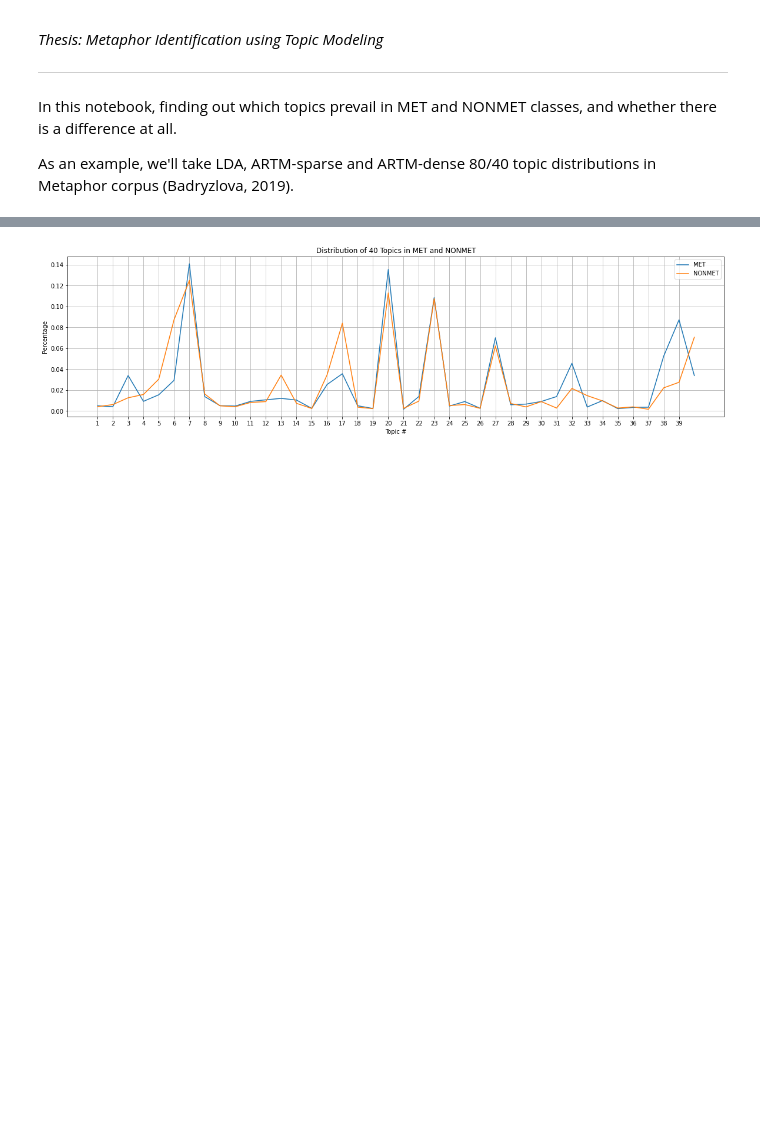
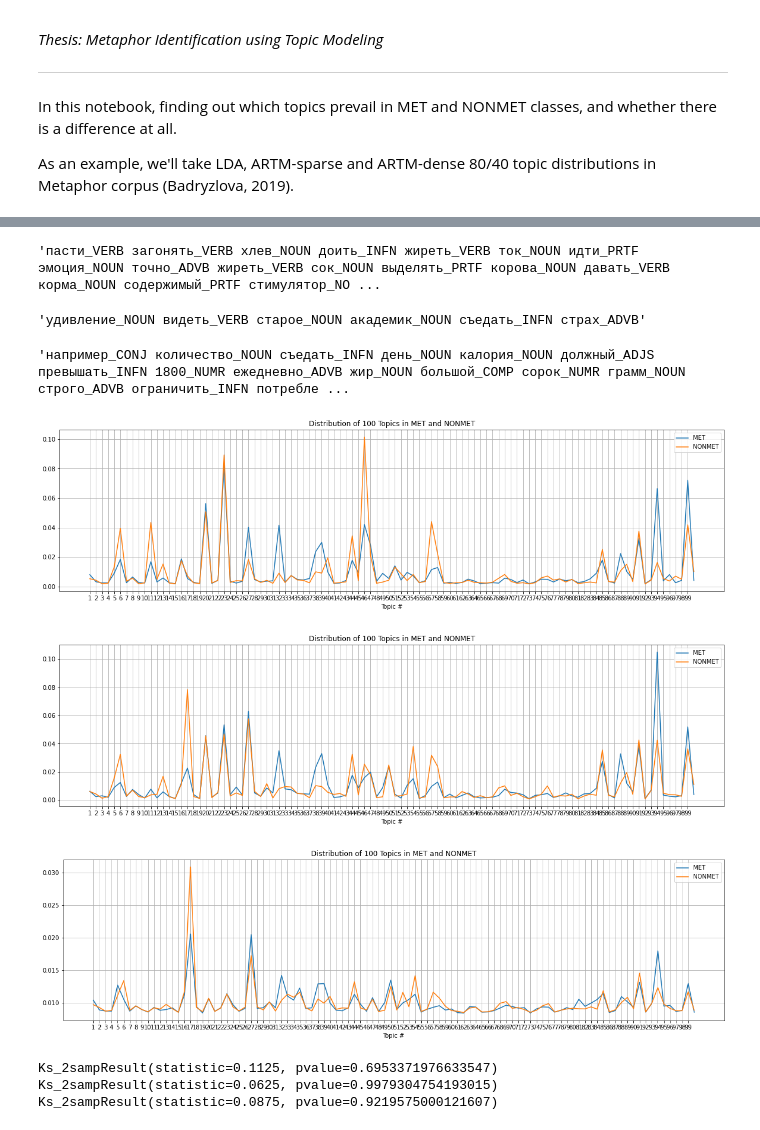
Before and after one commit to steysie/topic-modelling-metaphor, a Jupyter notebook: Notebooks and Scripts/[3] Theta Matrix Analysis.ipynb, the cells around one changed output, grey strips where cells are left out. Drawn from its saved outputs; the diff is of its cells as text; code cells hidden in the pictures; blank space fills up the shorter version.

Commit message:
updated theta matrix analysis notebook

```diff
--- a/Notebooks and Scripts/[3] Theta Matrix Analysis.ipynb
+++ b/Notebooks and Scripts/[3] Theta Matrix Analysis.ipynb
@@ -31,10 +38,0 @@ theta_df_1.head()
-# %%
-def get_topic_means(df):
-
-    theta_df_met = df[df['targets']==1]
-    theta_df_met_agg = theta_df_met.iloc[:,2:83].groupby(['targets'], as_index=False).agg(['mean']).values
-
-    theta_df_nonmet = df[df['targets']==0]
-    theta_df_nonmet_agg = theta_df_nonmet.iloc[:,2:83].groupby(['targets'], as_index=False).agg(['mean']).values
-
-    return theta_df_met_agg, theta_df_nonmet_agg
@@ -42,0 +39,4 @@ theta_df_met_agg, theta_df_nonmet_agg = get_topic_means(theta_df_2)
+# %%
+theta_df_1['sents'][300]
+# %% [output]
+'пасти_VERB загонять_VERB хлев_NOUN доить_INFN жиреть_VERB ток_NOUN идти_PRTF эмоция_NOUN точно_ADVB жиреть_VERB сок_NOUN выделять_PRTF корова_NOUN давать_VERB корма_NOUN содержимый_PRTF стимулятор_NO ...
@@ -42,0 +71,4 @@ theta_df_met_agg, theta_df_nonmet_agg = get_topic_means(theta_df_2)
+# %%
+theta_met_1, theta_nonmet_1 = get_topic_means(theta_df_1)
+theta_met_2, theta_nonmet_2 = get_topic_means(theta_df_2)
+theta_met_3, theta_nonmet_3 = get_topic_means(theta_df_3)
@@ -43,22 +81,37 @@ theta_df_met_agg, theta_df_nonmet_agg = get_topic_means(theta_df_2)
+# %%
+sents_met['sents'][2150]
+# %% [output]
+'удивление_NOUN видеть_VERB старое_NOUN академик_NOUN съедать_INFN страх_ADVB'
+# %%
+sents_nonmet['sents'][2150]
+# %% [output]
+'например_CONJ количество_NOUN съедать_INFN день_NOUN калория_NOUN должный_ADJS превышать_INFN 1800_NUMR ежедневно_ADVB жир_NOUN большой_COMP сорок_NUMR грамм_NOUN строго_ADVB ограничить_INFN потребле ...
 # %%
 import matplotlib.pyplot as plt
 # %%
-fig = plt.figure(figsize=(20,5))
+def plot_distribution(met, nonmet):
+    fig = plt.figure(figsize=(20,5))
 
-plt.plot(theta_df_met_agg[0])
-plt.plot(theta_df_nonmet_agg[0])
+    plt.plot(met)
+    plt.plot(nonmet)
 
-title = f"Distribution of {len(theta_df_met_agg[0])} Topics in MET and NONMET"
-plt.title(title)
-plt.xlabel('Topic #')
-plt.ylabel('Percentage')
+    title = f"Distribution of {len(met)} Topics in MET and NONMET"
+    plt.title(title)
+    plt.xlabel('Topic #')
+    #plt.ylabel('Percentage')
 
-topics = [i for i in range(1, len(theta_df_met_agg[0]+1))]
-plt.xticks(list(range(len(topics))), topics)
+    topics = [i for i in range(1, len(met+1))]
+    plt.xticks(list(range(len(topics))), topics)
 
-plt.legend(['MET', 'NONMET'], loc='best')
-plt.grid()
-plt.show()
-# plt.savefig(f"topic_distribution_artms_{len(theta_df_met_agg[0])}.png")
+    plt.legend(['MET', 'NONMET'], loc='best')
+    plt.grid()
+    plt.show()
+    # plt.savefig(f"topic_distribution_artms_{len(theta_df_met_agg[0])}.png")\
+
+plot_distribution(theta_met_1, theta_nonmet_1)
+plot_distribution(theta_met_2, theta_nonmet_2)
+plot_distribution(theta_met_3, theta_nonmet_3)
 # %% [output]
-[figure, old version]
+[figure, new version]
+[figure, added]
+[figure, added]
@@ -64,0 +120,8 @@ plt.show()
+# %%
+print(stats.ks_2samp(theta_met_1, theta_nonmet_1))
+print(stats.ks_2samp(theta_met_2, theta_nonmet_2))
+print(stats.ks_2samp(theta_met_3, theta_nonmet_3))
+# %% [output]
+Ks_2sampResult(statistic=0.1125, pvalue=0.6953371976633547)
+Ks_2sampResult(statistic=0.0625, pvalue=0.9979304754193015)
+Ks_2sampResult(statistic=0.0875, pvalue=0.9219575000121607)
```
Also changed, not shown: parts of 16 cells of this notebook.
